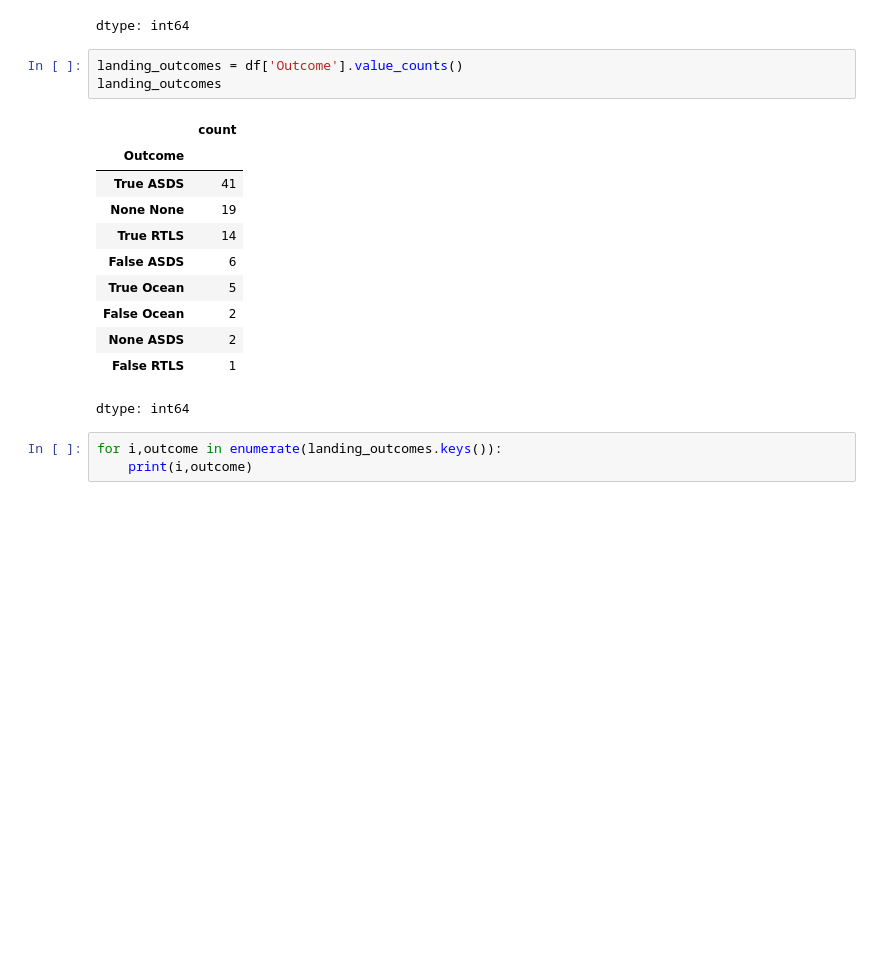
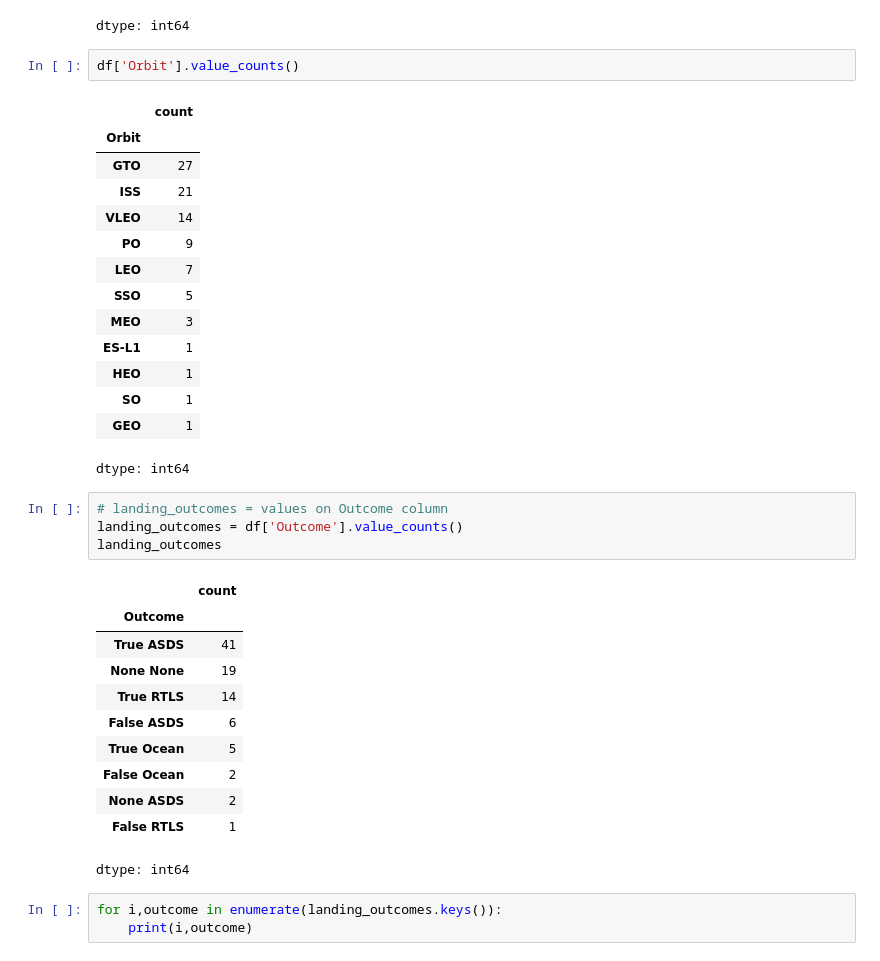
Before and after one commit to Ment1984/zarouali-ment-khoualha, a Jupyter notebook: Data Wrangling.ipynb, the cells around one changed output. Drawn from its saved outputs; the diff is of its cells as text; blank space fills up the shorter version.

```diff
--- a/Data Wrangling.ipynb
+++ b/Data Wrangling.ipynb
@@ -149,7 +84,25 @@ df['LaunchSite'].value_counts()
 | KSC LC 39A | 22 |
 | VAFB SLC 4E | 13 |
 dtype: int64
+# %%
+df['Orbit'].value_counts()
+# %% [output]
+|  | count |
+| Orbit |  |
+| GTO | 27 |
+| ISS | 21 |
+| VLEO | 14 |
+| PO | 9 |
+| LEO | 7 |
+| SSO | 5 |
+| MEO | 3 |
+| ES-L1 | 1 |
+| HEO | 1 |
+| SO | 1 |
+| GEO | 1 |
+dtype: int64
 # %%
+# landing_outcomes = values on Outcome column
 landing_outcomes = df['Outcome'].value_counts()
 landing_outcomes
 # %% [output]
```
Also changed, not shown: parts of 4 cells of this notebook.
